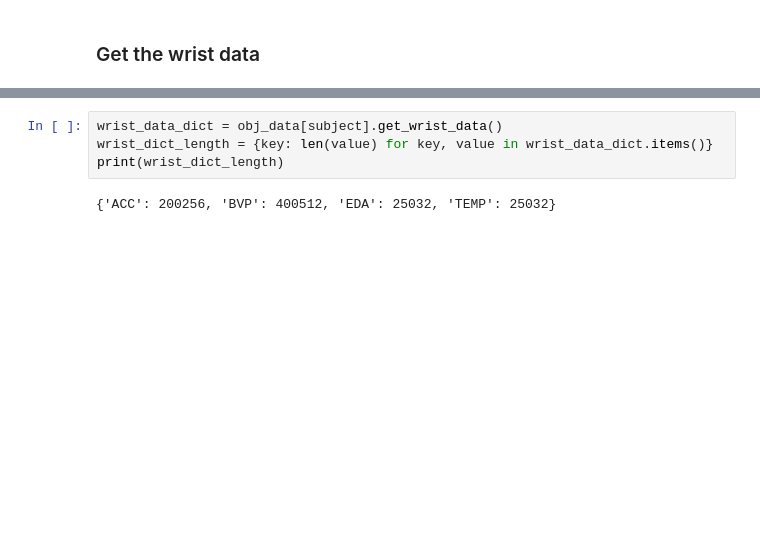
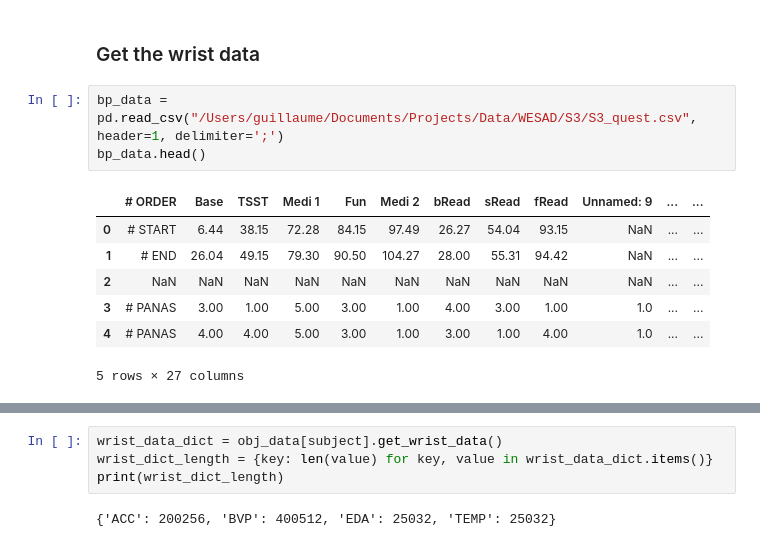
Before and after one commit to guillaume-azarias/Digital-Biomarker-Study, a Jupyter notebook: Prophet_WESAD_GridSearch.ipynb, the cells around one changed output, grey strips where cells are left out. Drawn from its saved outputs; the diff is of its cells as text; blank space fills up the shorter version.

```diff
--- a/Prophet_WESAD_GridSearch.ipynb
+++ b/Prophet_WESAD_GridSearch.ipynb
@@ -124,2 +286,13 @@ obj_data[subject] = read_data_of_one_subject(data_set_path, subject)
 # %% [markdown]
 ### Get the wrist data
+# %%
+bp_data = pd.read_csv("/Users/guillaume/Documents/Projects/Data/WESAD/S3/S3_quest.csv", header=1, delimiter=';')
+bp_data.head()
+# %% [output]
+|  | # ORDER | Base | TSST | Medi 1 | Fun | Medi 2 | bRead | sRead | fRead | Unnamed: 9 | ... | ... |
+| 0 | # START | 6.44 | 38.15 | 72.28 | 84.15 | 97.49 | 26.27 | 54.04 | 93.15 | NaN | ... | ... |
+| 1 | # END | 26.04 | 49.15 | 79.30 | 90.50 | 104.27 | 28.00 | 55.31 | 94.42 | NaN | ... | ... |
+| 2 | NaN | NaN | NaN | NaN | NaN | NaN | NaN | NaN | NaN | NaN | ... | ... |
+| 3 | # PANAS | 3.00 | 1.00 | 5.00 | 3.00 | 1.00 | 4.00 | 3.00 | 1.00 | 1.0 | ... | ... |
+| 4 | # PANAS | 4.00 | 4.00 | 5.00 | 3.00 | 1.00 | 3.00 | 1.00 | 4.00 | 1.0 | ... | ... |
+5 rows × 27 columns
```
Also changed, not shown: parts of 26 cells of this notebook, 1 other file.
